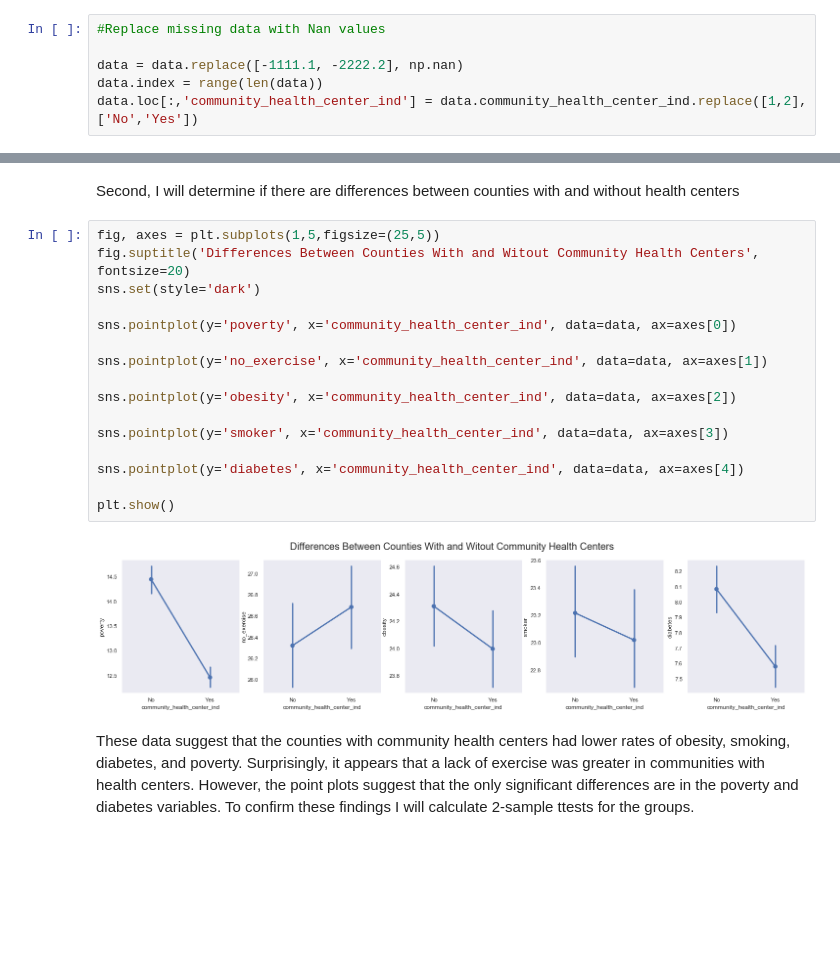
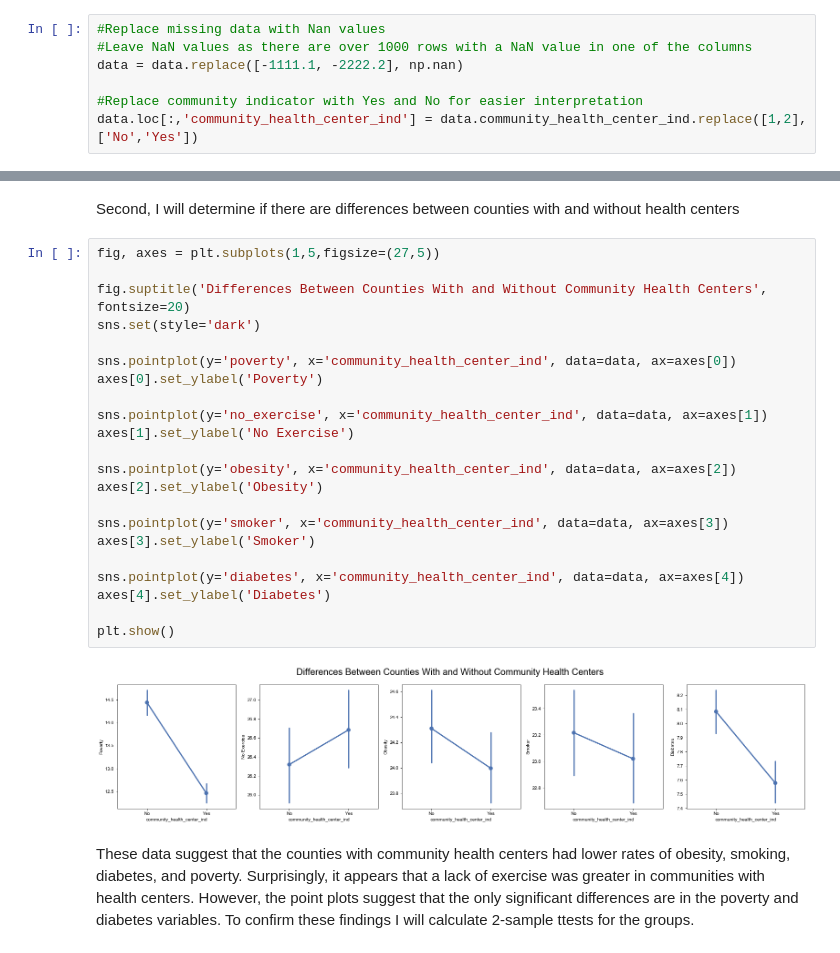
Before and after one commit to dstolbert/Capstone-2--Community-Based-Health-Centers, a Jupyter notebook: Capstone 2.ipynb, the cells around one changed output, grey strips where cells are left out. Drawn from its saved outputs; the diff is of its cells as text; blank space fills up the shorter version.

```diff
--- a/Capstone 2.ipynb
+++ b/Capstone 2.ipynb
@@ -24,9 +24,10 @@ data.head()
 | 4 | 5 | AL | 55725 | 86 | 11.9 | 24.5 | 62.1 | ... |
 # %%
 #Replace missing data with Nan values
+#Leave NaN values as there are over 1000 rows with a NaN value in one of the columns
+data = data.replace([-1111.1, -2222.2], np.nan)
 
-data = data.replace([-1111.1, -2222.2], np.nan)
-data.index = range(len(data))
+#Replace community indicator with Yes and No for easier interpretation
 data.loc[:,'community_health_center_ind'] = data.community_health_center_ind.replace([1,2],['No','Yes'])
 # %% [markdown]
 The first step was to create a pairplot of health variables to understand the relationships and distributions of these data.
@@ -53,23 +54,29 @@ plt.show()
 # %% [markdown]
 Second, I will determine if there are differences between counties with and without health centers
 # %%
-fig, axes = plt.subplots(1,5,figsize=(25,5))
-fig.suptitle('Differences Between Counties With and Witout Community Health Centers', fontsize=20)
+fig, axes = plt.subplots(1,5,figsize=(27,5))
+
+fig.suptitle('Differences Between Counties With and Without Community Health Centers', fontsize=20)
 sns.set(style='dark')
 
 sns.pointplot(y='poverty', x='community_health_center_ind', data=data, ax=axes[0])
+axes[0].set_ylabel('Poverty')
 
 sns.pointplot(y='no_exercise', x='community_health_center_ind', data=data, ax=axes[1])
+axes[1].set_ylabel('No Exercise')
 
 sns.pointplot(y='obesity', x='community_health_center_ind', data=data, ax=axes[2])
+axes[2].set_ylabel('Obesity')
 
 sns.pointplot(y='smoker', x='community_health_center_ind', data=data, ax=axes[3])
+axes[3].set_ylabel('Smoker')
 
 sns.pointplot(y='diabetes', x='community_health_center_ind', data=data, ax=axes[4])
+axes[4].set_ylabel('Diabetes')
 
 plt.show()
 # %% [output]
-[figure, old version]
+[figure, new version]
 # %% [markdown]
 These data suggest that the counties with community health centers had lower rates of obesity, smoking, diabetes, and poverty. Surprisingly, it appears that a lack of exercise was greater in communities with health centers. However, the point plots suggest that the only significant differences are in the poverty and diabetes variables. To confirm these findings I will calculate 2-sample ttests for the groups.
 # %%
```
Also changed, not shown: parts of 5 cells of this notebook.
